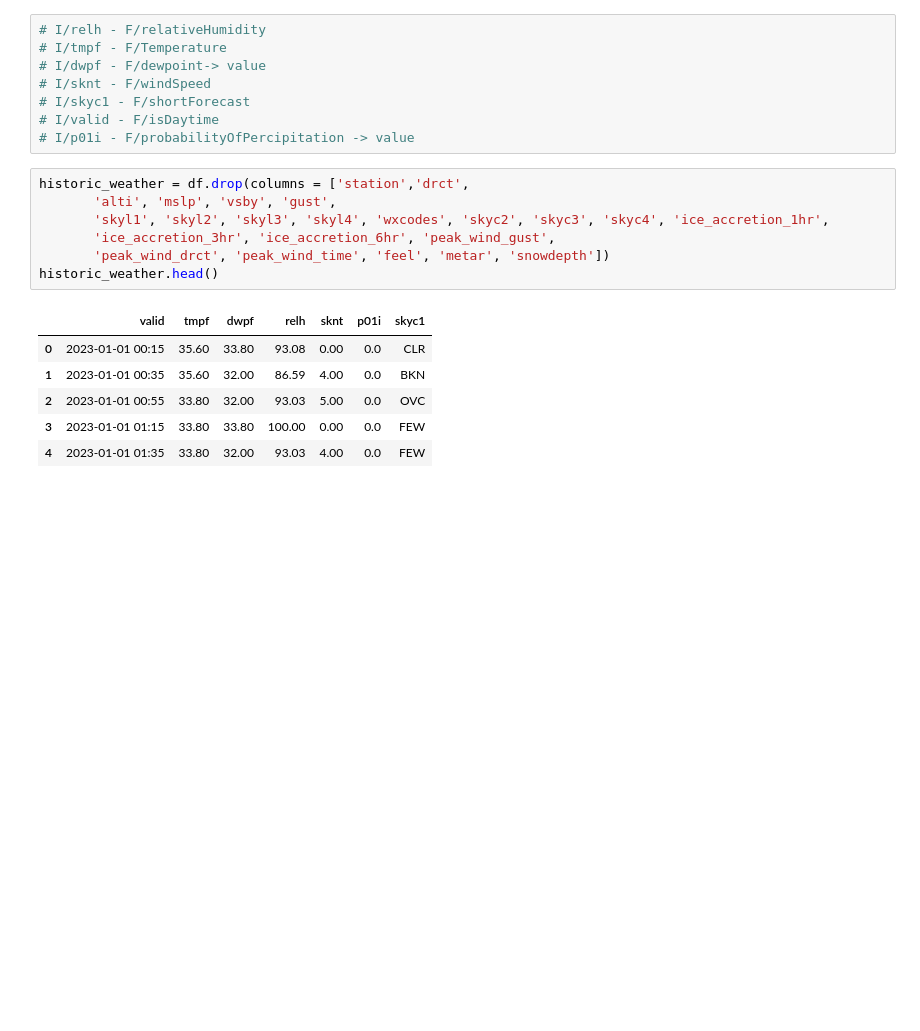
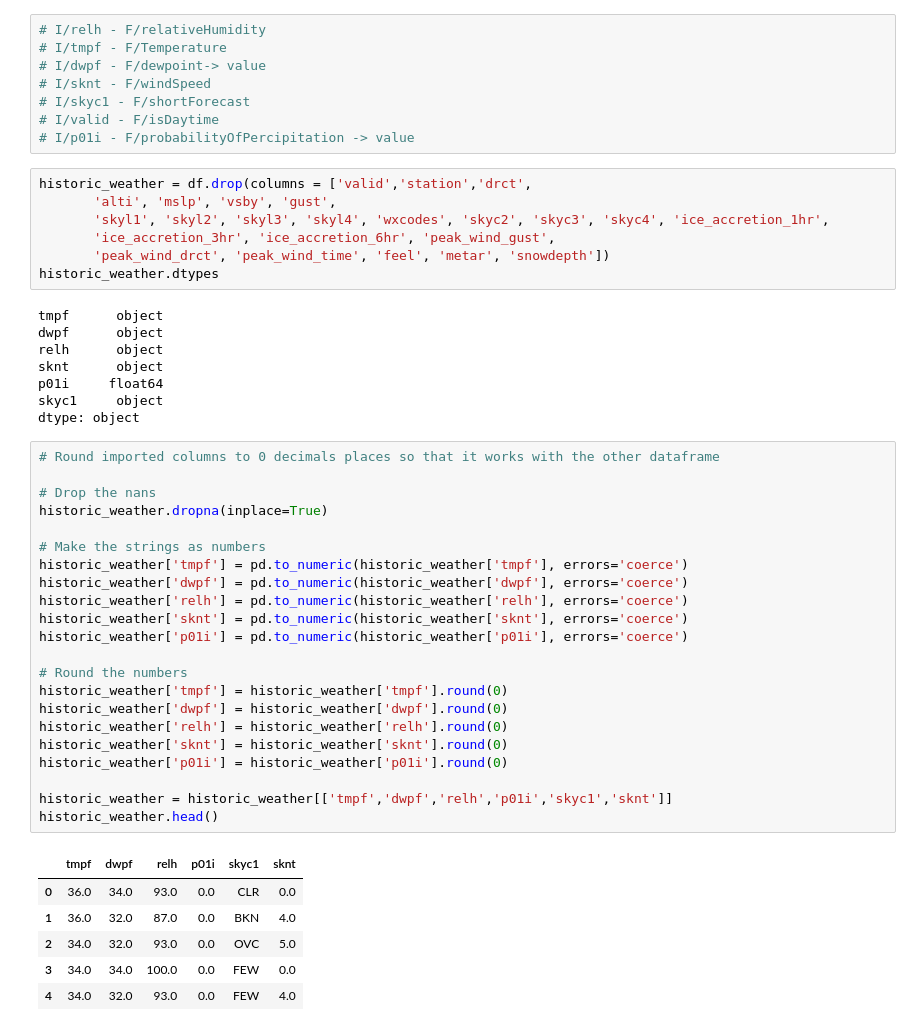
Before and after one commit to eshayden0617/project_4, a Jupyter notebook: Weather_Starter.ipynb, the cells around one changed output. Saved outputs shown, nothing was run; the diff lists cells and outputs as text; blank space fills up the shorter version.

```diff
--- a/Weather_Starter.ipynb
+++ b/Weather_Starter.ipynb
@@ -181,19 +182,49 @@ Index(['station', 'valid', 'tmpf', 'dwpf', 'relh', 'drct', 'sknt', 'p01i',
 # I/valid - F/isDaytime
 # I/p01i - F/probabilityOfPercipitation -> value
 # %%
-historic_weather = df.drop(columns = ['station','drct',
+historic_weather = df.drop(columns = ['valid','station','drct',
        'alti', 'mslp', 'vsby', 'gust',
        'skyl1', 'skyl2', 'skyl3', 'skyl4', 'wxcodes', 'skyc2', 'skyc3', 'skyc4', 'ice_accretion_1hr',
        'ice_accretion_3hr', 'ice_accretion_6hr', 'peak_wind_gust',
        'peak_wind_drct', 'peak_wind_time', 'feel', 'metar', 'snowdepth'])
-historic_weather.head()
+historic_weather.dtypes
 # %% [output]
-|  | valid | tmpf | dwpf | relh | sknt | p01i | skyc1 |
-| 0 | 2023-01-01 00:15 | 35.60 | 33.80 | 93.08 | 0.00 | 0.0 | CLR |
-| 1 | 2023-01-01 00:35 | 35.60 | 32.00 | 86.59 | 4.00 | 0.0 | BKN |
-| 2 | 2023-01-01 00:55 | 33.80 | 32.00 | 93.03 | 5.00 | 0.0 | OVC |
-| 3 | 2023-01-01 01:15 | 33.80 | 33.80 | 100.00 | 0.00 | 0.0 | FEW |
-| 4 | 2023-01-01 01:35 | 33.80 | 32.00 | 93.03 | 4.00 | 0.0 | FEW |
+tmpf      object
+dwpf      object
+relh      object
+sknt      object
+p01i     float64
+skyc1     object
+dtype: object
+# %%
+# Round imported columns to 0 decimals places so that it works with the other dataframe
+
+# Drop the nans
+historic_weather.dropna(inplace=True)
+
+# Make the strings as numbers
+historic_weather['tmpf'] = pd.to_numeric(historic_weather['tmpf'], errors='coerce')
+historic_weather['dwpf'] = pd.to_numeric(historic_weather['dwpf'], errors='coerce')
+historic_weather['relh'] = pd.to_numeric(historic_weather['relh'], errors='coerce')
+historic_weather['sknt'] = pd.to_numeric(historic_weather['sknt'], errors='coerce')
+historic_weather['p01i'] = pd.to_numeric(historic_weather['p01i'], errors='coerce')
+
+# Round the numbers
+historic_weather['tmpf'] = historic_weather['tmpf'].round(0)
+historic_weather['dwpf'] = historic_weather['dwpf'].round(0)
+historic_weather['relh'] = historic_weather['relh'].round(0)
+historic_weather['sknt'] = historic_weather['sknt'].round(0)
+historic_weather['p01i'] = historic_weather['p01i'].round(0)
+
+historic_weather = historic_weather[['tmpf','dwpf','relh','p01i','skyc1','sknt']]
+historic_weather.head()
+# %% [output]
+|  | tmpf | dwpf | relh | p01i | skyc1 | sknt |
+| 0 | 36.0 | 34.0 | 93.0 | 0.0 | CLR | 0.0 |
+| 1 | 36.0 | 32.0 | 87.0 | 0.0 | BKN | 4.0 |
+| 2 | 34.0 | 32.0 | 93.0 | 0.0 | OVC | 5.0 |
+| 3 | 34.0 | 34.0 | 100.0 | 0.0 | FEW | 0.0 |
+| 4 | 34.0 | 32.0 | 93.0 | 0.0 | FEW | 4.0 |
 # %%
 forecast  = []
 
```
Also changed, not shown: parts of 9 cells of this notebook.
